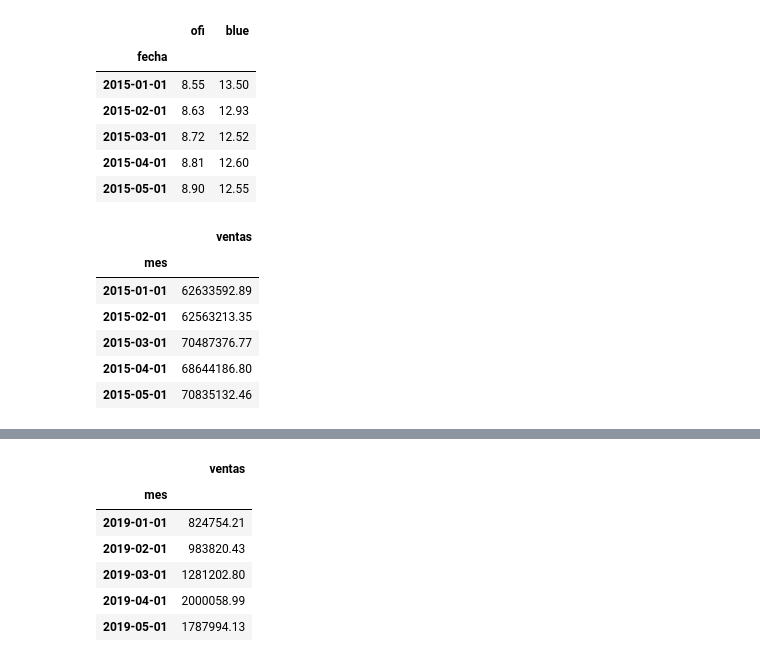
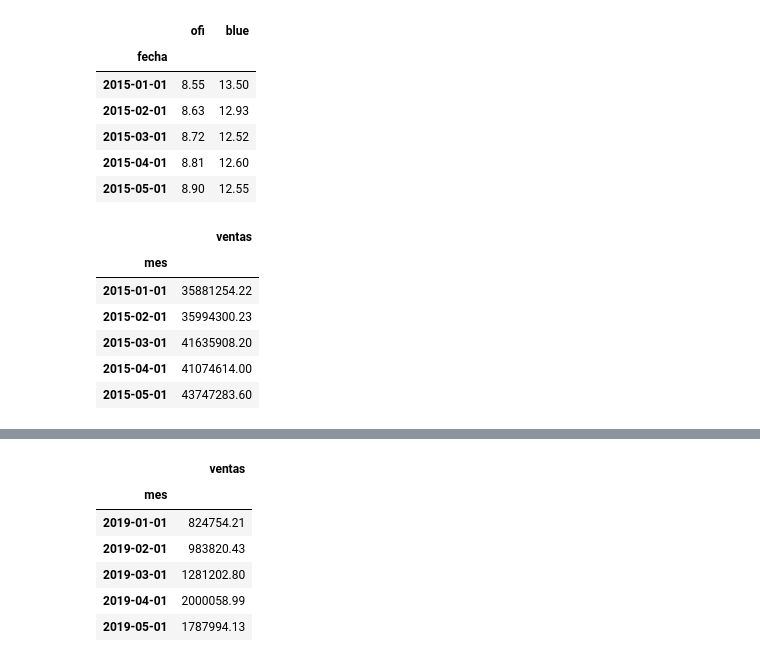
Before and after one commit to waldof86/AST, a Jupyter notebook: TP1/TP1 v2.ipynb, the cells around one changed output, grey strips where cells are left out. Cells and saved outputs as stored; diff of their text form; code cells hidden in the pictures.

```diff
--- a/TP1/TP1 v2.ipynb
+++ b/TP1/TP1 v2.ipynb
@@ -60,18 +69,18 @@ df_usd.head()
 | 2015-04-01 | 8.81 | 12.60 |
 | 2015-05-01 | 8.90 | 12.55 |
 # %%
-df_retail = vent_full[vent_full['Razón Social'] != 'GD WORK SA']
+df_retail = vent_full[(vent_full['Razón Social'] != 'GD WORK SA') & (vent_full['Rubro'] != 'SUPERMERCADO')]
 df_retail = df_retail.groupby(by = 'Periodo', sort = True)['Importe'].sum().reset_index()
 df_retail.rename(columns={'Periodo': 'mes', 'Importe': 'ventas'}, inplace = True)
 df_retail.mes = pd.to_datetime(df_retail.mes, dayfirst = True, format = '%m/%Y')
 df_retail = df_retail.sort_values(by = 'mes')
 df_retail.set_index('mes', inplace = True)
 df_retail.head()
 # %% [output]
 |  | ventas |
 | mes |  |
-| 2015-01-01 | 62633592.89 |
-| 2015-02-01 | 62563213.35 |
-| 2015-03-01 | 70487376.77 |
-| 2015-04-01 | 68644186.80 |
-| 2015-05-01 | 70835132.46 |
+| 2015-01-01 | 35881254.22 |
+| 2015-02-01 | 35994300.23 |
+| 2015-03-01 | 41635908.20 |
+| 2015-04-01 | 41074614.00 |
+| 2015-05-01 | 43747283.60 |
```
Also changed, not shown: parts of 35 cells of this notebook.
